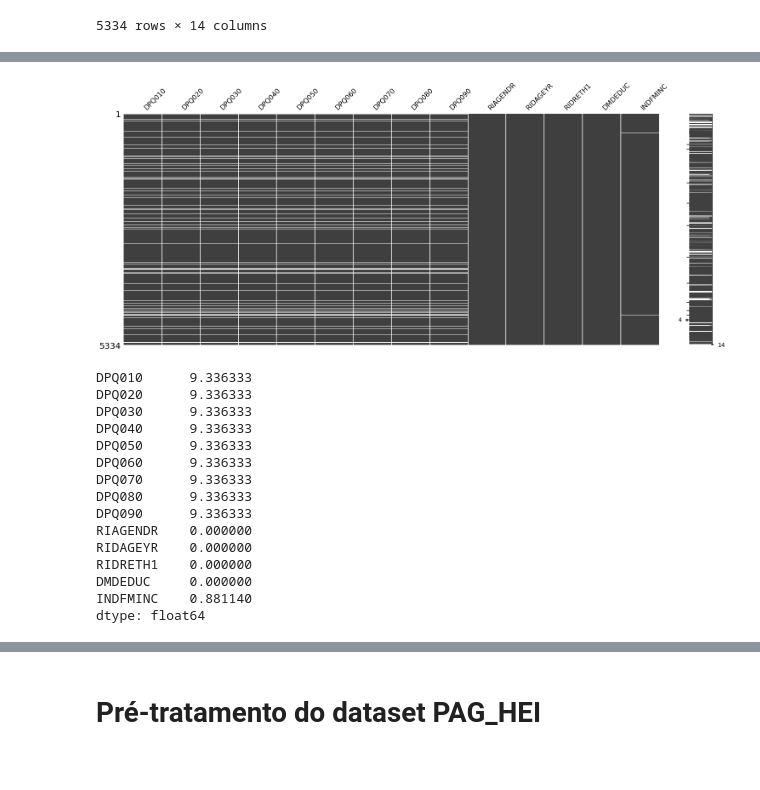
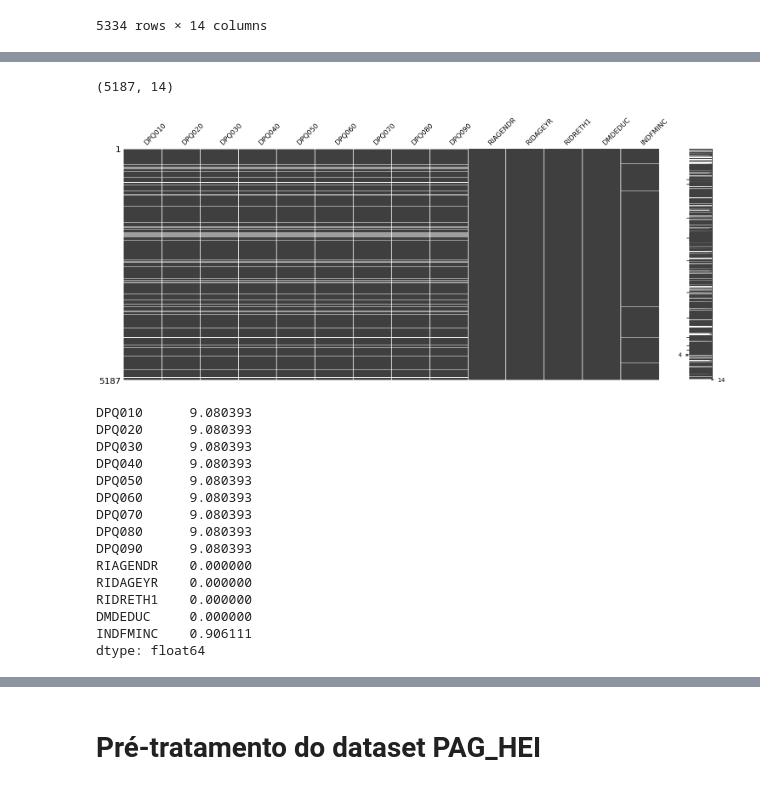
Before and after one commit to feelnin/desafio-inferencia-Tera, a Jupyter notebook: desafioinferencia.ipynb, the cells around one changed output, grey strips where cells are left out. Cells and saved outputs as stored; diff of their text form; code cells hidden in the pictures.

```diff
--- a/desafioinferencia.ipynb
+++ b/desafioinferencia.ipynb
@@ -93,30 +94,50 @@ phq.describe()
 | 50% | 0.000000 | 0.000000 | 0.000000 | 0.000000 | 0.000000 | 0.000000 | 0.000000 | 0.000000 | 0.000000 | 2.000000 | 43.000000 | ... |
 | 75% | 0.000000 | 0.000000 | 1.000000 | 1.000000 | 0.000000 | 0.000000 | 0.000000 | 0.000000 | 0.000000 | 2.000000 | 62.000000 | ... |
 | max | 9.000000 | 9.000000 | 9.000000 | 9.000000 | 9.000000 | 9.000000 | 9.000000 | 9.000000 | 9.000000 | 2.000000 | 85.000000 | ... |
+# %%
+# Criou-se uma cópia do dataset original para retirar as linhas com valor 7, 9, 77 e 99 (esses dois últimos para renda)
+phq_a1 = phq.copy()
+# %%
+# Uso do loop for para excluir as linhas com valores iguais a 7 ou 9
+drop_col = ['DPQ010', 'DPQ020', 'DPQ030', 'DPQ040', 'DPQ050', 'DPQ060', 'DPQ070', 'DPQ080', 'DPQ090']
+for column in drop_col:
+    phq_a1 = phq_a1.loc[phq_a1[column] != 7]
+    phq_a1 = phq_a1.loc[phq_a1[column] != 9]
+# %%
+# Usando a mesma estrutura para excluir as respostas 77 e 99 para renda
+drop_colum2 = ['INDFMINC']
+for column in drop_colum2:
+    phq_a1 = phq_a1.loc[phq_a1[column] != 77]
+    phq_a1 = phq_a1.loc[phq_a1[column] != 99]
+# %%
+# Verificando as linhas que restaram após a limpeza
+phq_a1.shape
+# %% [output]
+(5187, 14)
 # %%
-# Analisar o posicionamento de cada missing nas variáveis
+# Analisar o posicionamento de cada missing nas variáveis com o missingno ((!pip install missingno))
 import missingno as msno
-msno.matrix(phq)
+msno.matrix(phq_a1)
 plt.show()
 # %% [output]
-[figure, old version]
+[figure, new version]
 # %%
-# Calculando a média de missings de cada coluna em relação a ela mesma, observa-se que cerca de 9,33% não possui dado.
-phq.isna().mean(axis=0)*100
+# Calculando a média de missings de cada coluna em relação a ela mesma, observa-se que cerca de 9,08% não possui dado.
+phq_a1.isna().mean(axis=0)*100
 # %% [output]
-DPQ010      9.336333
-DPQ020      9.336333
-DPQ030      9.336333
-DPQ040      9.336333
-DPQ050      9.336333
-DPQ060      9.336333
-DPQ070      9.336333
-DPQ080      9.336333
-DPQ090      9.336333
+DPQ010      9.080393
+DPQ020      9.080393
+DPQ030      9.080393
+DPQ040      9.080393
+DPQ050      9.080393
+DPQ060      9.080393
+DPQ070      9.080393
+DPQ080      9.080393
+DPQ090      9.080393
 RIAGENDR    0.000000
 RIDAGEYR    0.000000
 RIDRETH1    0.000000
 DMDEDUC     0.000000
-INDFMINC    0.881140
+INDFMINC    0.906111
 dtype: float64
 # %%
```
Also changed, not shown: parts of 14 cells of this notebook.
